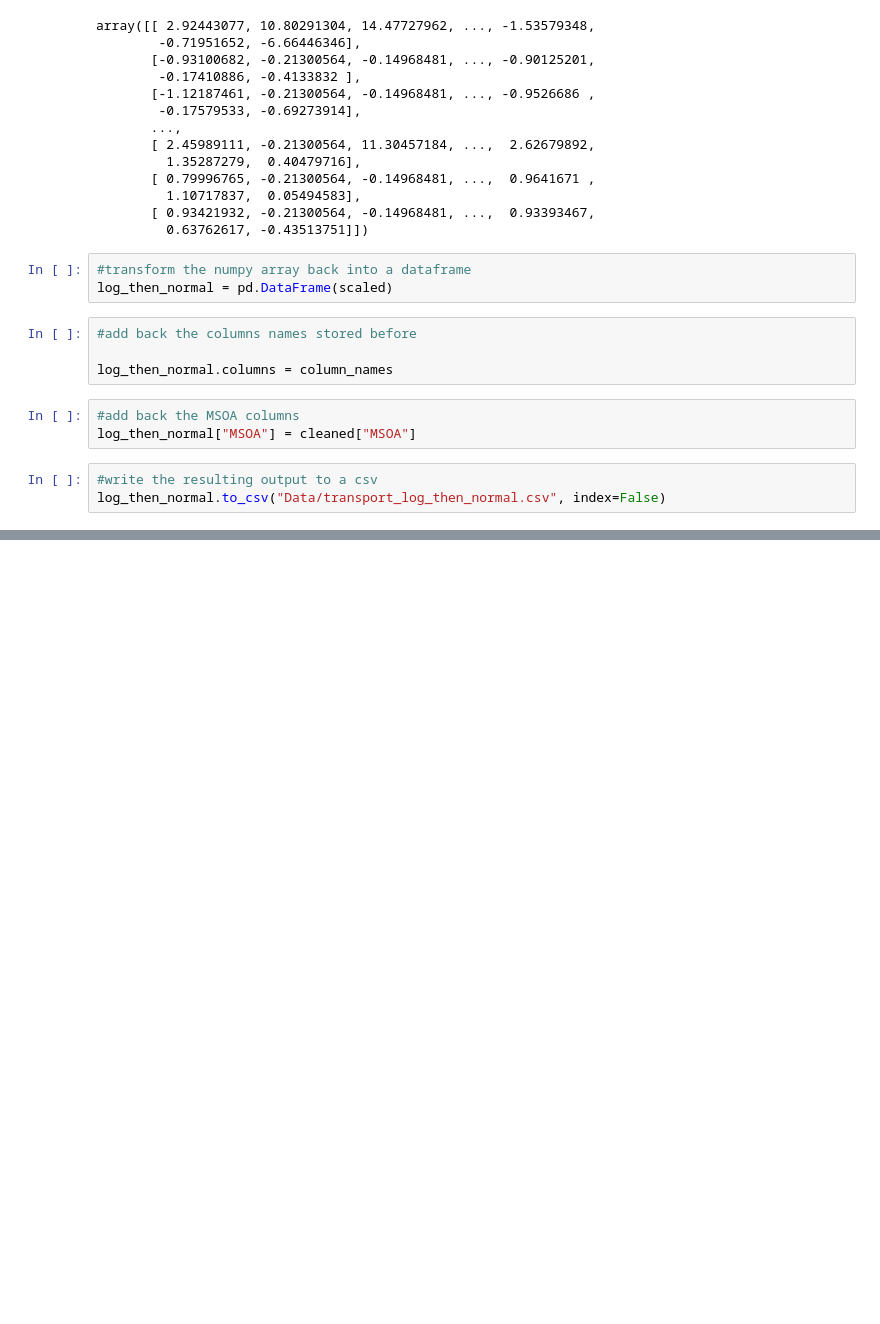
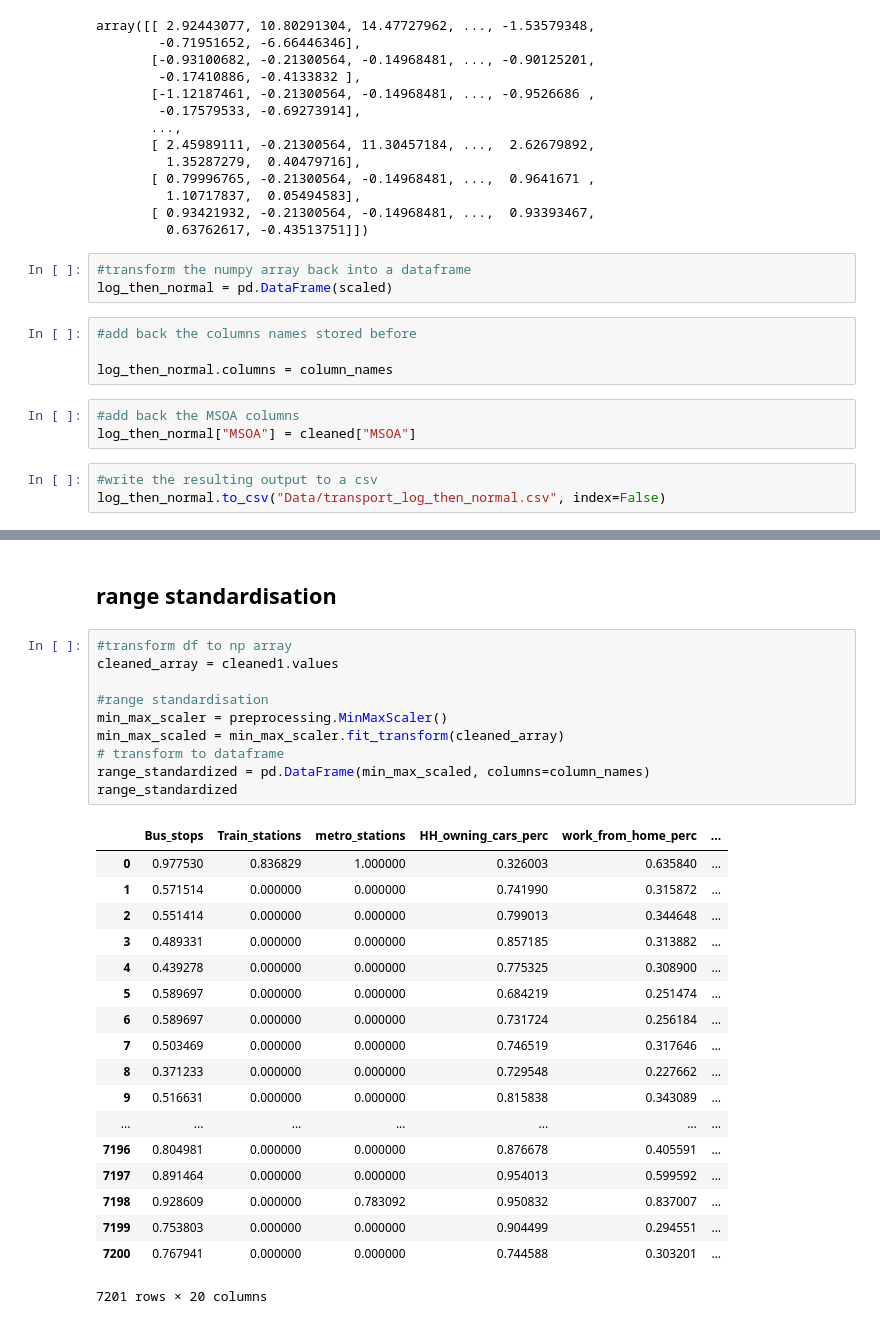
Before and after one commit to natesheehan/spidercartographers, a Jupyter notebook: Scripts/Exploration.ipynb, the cells around one changed output, grey strips where cells are left out. Cells and saved outputs as stored; diff of their text form; blank space fills up the shorter version.

Commit message:
Philip's standardisation

```diff
--- a/Scripts/Exploration.ipynb
+++ b/Scripts/Exploration.ipynb
@@ -247,0 +264,31 @@ log_then_normal.to_csv("Data/transport_log_then_normal.csv", index=False)
+# %% [markdown]
+## range standardisation
+# %%
+#transform df to np array
+cleaned_array = cleaned1.values
+
+#range standardisation
+min_max_scaler = preprocessing.MinMaxScaler()
+min_max_scaled = min_max_scaler.fit_transform(cleaned_array)
+# transform to dataframe
+range_standardized = pd.DataFrame(min_max_scaled, columns=column_names)
+range_standardized
+# %% [output]
+|  | Bus_stops | Train_stations | metro_stations | HH_owning_cars_perc | work_from_home_perc | ... |
+| 0 | 0.977530 | 0.836829 | 1.000000 | 0.326003 | 0.635840 | ... |
+| 1 | 0.571514 | 0.000000 | 0.000000 | 0.741990 | 0.315872 | ... |
+| 2 | 0.551414 | 0.000000 | 0.000000 | 0.799013 | 0.344648 | ... |
+| 3 | 0.489331 | 0.000000 | 0.000000 | 0.857185 | 0.313882 | ... |
+| 4 | 0.439278 | 0.000000 | 0.000000 | 0.775325 | 0.308900 | ... |
+| 5 | 0.589697 | 0.000000 | 0.000000 | 0.684219 | 0.251474 | ... |
+| 6 | 0.589697 | 0.000000 | 0.000000 | 0.731724 | 0.256184 | ... |
+| 7 | 0.503469 | 0.000000 | 0.000000 | 0.746519 | 0.317646 | ... |
+| 8 | 0.371233 | 0.000000 | 0.000000 | 0.729548 | 0.227662 | ... |
+| 9 | 0.516631 | 0.000000 | 0.000000 | 0.815838 | 0.343089 | ... |
+| ... | ... | ... | ... | ... | ... | ... |
+| 7196 | 0.804981 | 0.000000 | 0.000000 | 0.876678 | 0.405591 | ... |
+| 7197 | 0.891464 | 0.000000 | 0.000000 | 0.954013 | 0.599592 | ... |
+| 7198 | 0.928609 | 0.000000 | 0.783092 | 0.950832 | 0.837007 | ... |
+| 7199 | 0.753803 | 0.000000 | 0.000000 | 0.904499 | 0.294551 | ... |
+| 7200 | 0.767941 | 0.000000 | 0.000000 | 0.744588 | 0.303201 | ... |
+7201 rows × 20 columns
```
Also changed, not shown: parts of 9 cells of this notebook, 3 other files.
